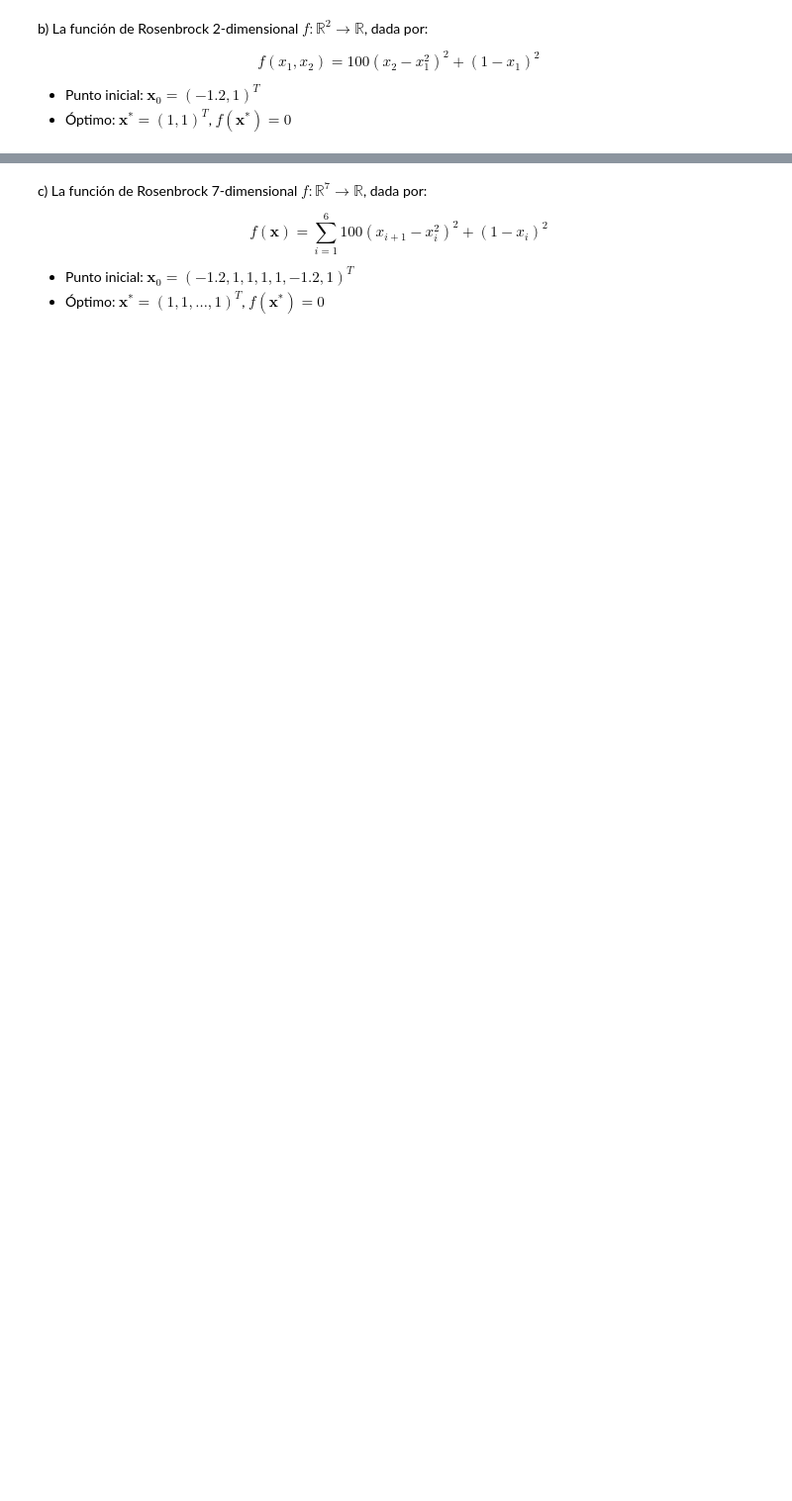
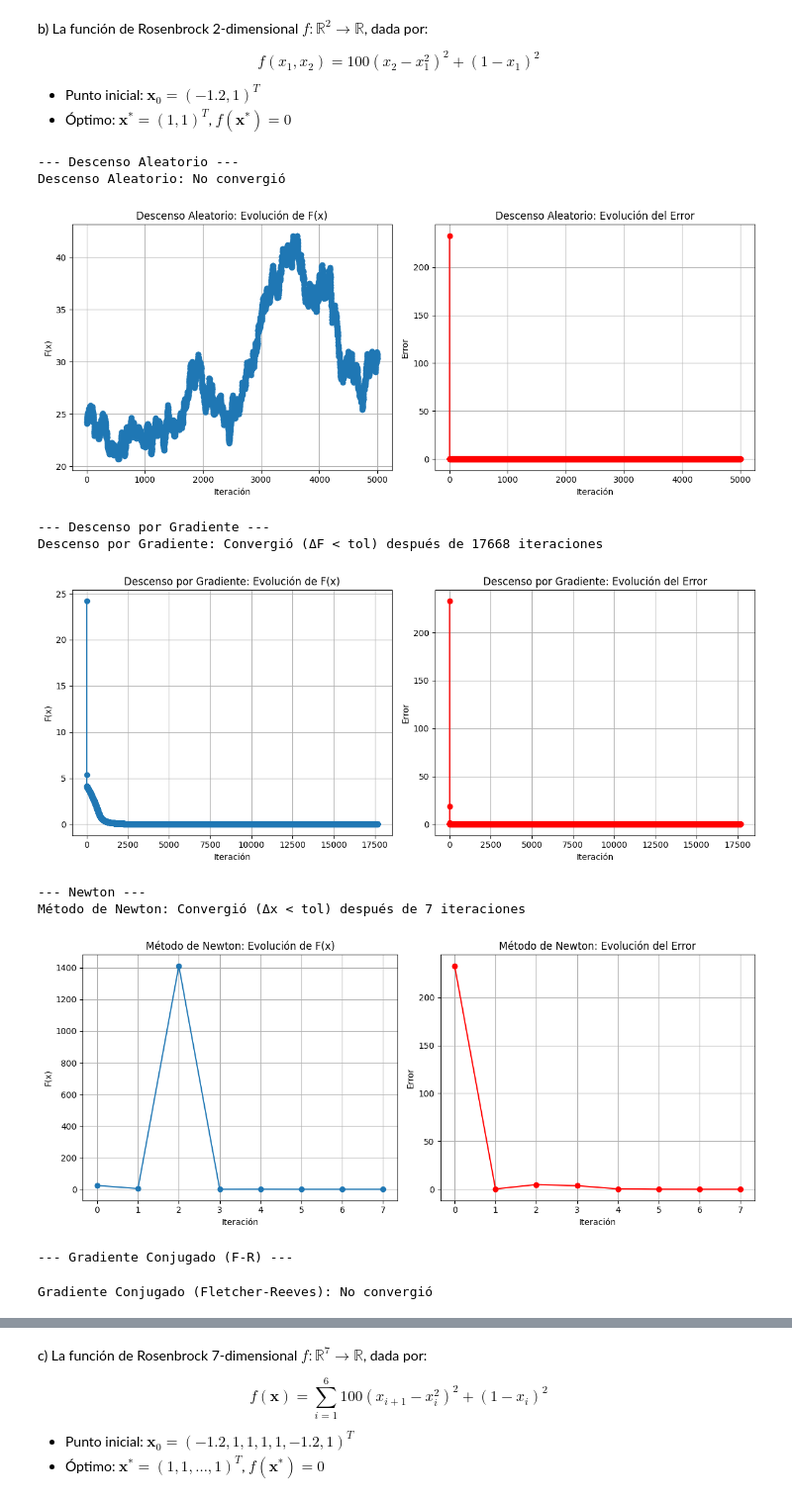
Before and after one commit to donmatthiuz/ModelacionSimu, a Jupyter notebook: problema1-2.ipynb, the cells around one changed output, grey strips where cells are left out. Shown at 99% size. Cells and saved outputs as stored; diff of their text form; code cells hidden in the pictures; blank space fills up the shorter version.

```diff
--- a/problema1-2.ipynb
+++ b/problema1-2.ipynb
@@ -278,3 +357,68 @@ $$
 
 * Punto inicial: $\mathbf{x}_0 = (-1.2, 1)^T$
 * Óptimo: $\mathbf{x}^* = (1,1)^T$, $f(\mathbf{x}^*) = 0$
+# %%
+import autograd.numpy as anp
+from autograd import grad, hessian
+
+# --- Función Rosenbrock 2D ---
+def rosenbrock(x):
+    return 100*(x[1] - x[0]**2)**2 + (1 - x[0])**2
+
+# --- Gradiente y Hessiano ---
+df_rosen = grad(rosenbrock)
+ddf_rosen = hessian(rosenbrock)
+
+
+# Crear instancia de la clase con Rosenbrock
+opt_rosen = DescensoGradiente(F=rosenbrock, df=df_rosen)
+
+# Punto inicial
+x0_rosen = anp.array([-1.2, 1.0])
+
+# --- Ejecutar cada método ---
+print("\n--- Descenso Aleatorio ---")
+res_random = opt_rosen.naive_random(x0=x0_rosen, alpha=0.001, maxIter=5000)
+
+print("\n--- Descenso por Gradiente ---")
+res_grad = opt_rosen.steepest_descent(x0=x0_rosen, alpha=0.001, maxIter=20000)
+
+print("\n--- Newton ---")
+res_newton = opt_rosen.newton_method(ddf=ddf_rosen, x0=x0_rosen, maxIter=200)
+
+print("\n--- Gradiente Conjugado (F-R) ---")
+res_cg = opt_rosen.conjugate_gradient_flerev(x0=x0_rosen, alpha=0.001, maxIter=5000)
+
+print("\n--- BFGS ---")
+res_bfgs = opt_rosen.bfgs_method(x0=x0_rosen, tol=1e-6, maxIter=2000)
+
+
+
+# --- Tabla comparativa ---
+metodos = [
+    ("Descenso Aleatorio", res_random),
+    ("Gradiente", res_grad),
+    ("Newton", res_newton),
+    ("Conjugado F-R", res_cg),
+    ("BFGS", res_bfgs)
+]
+
+print("\n================ RESULTADOS COMPARATIVOS (ROSENBROCK) ================\n")
+print(f"{'Método':<20} {'x* encontrado':<30} {'f(x*)':<15} {'Iteraciones':<12} {'Convergió'}")
+print("-"*90)
+
+for nombre, res in metodos:
+    x_fin, xk, fk, errors, iters, convergio = res
+    print(f"{nombre:<20} {str(x_fin):<30} {rosenbrock(x_fin):<15.6f} {iters:<12} {convergio}")
+# %% [output]
+--- Descenso Aleatorio ---
+Descenso Aleatorio: No convergió
+[figure, added]
+--- Descenso por Gradiente ---
+Descenso por Gradiente: Convergió (ΔF < tol) después de 17668 iteraciones
+[figure, added]
+--- Newton ---
+Método de Newton: Convergió (Δx < tol) después de 7 iteraciones
+[figure, added]
+--- Gradiente Conjugado (F-R) ---
+Gradiente Conjugado (Fletcher-Reeves): No convergió
```
Also changed, not shown: parts of 3 cells of this notebook.
